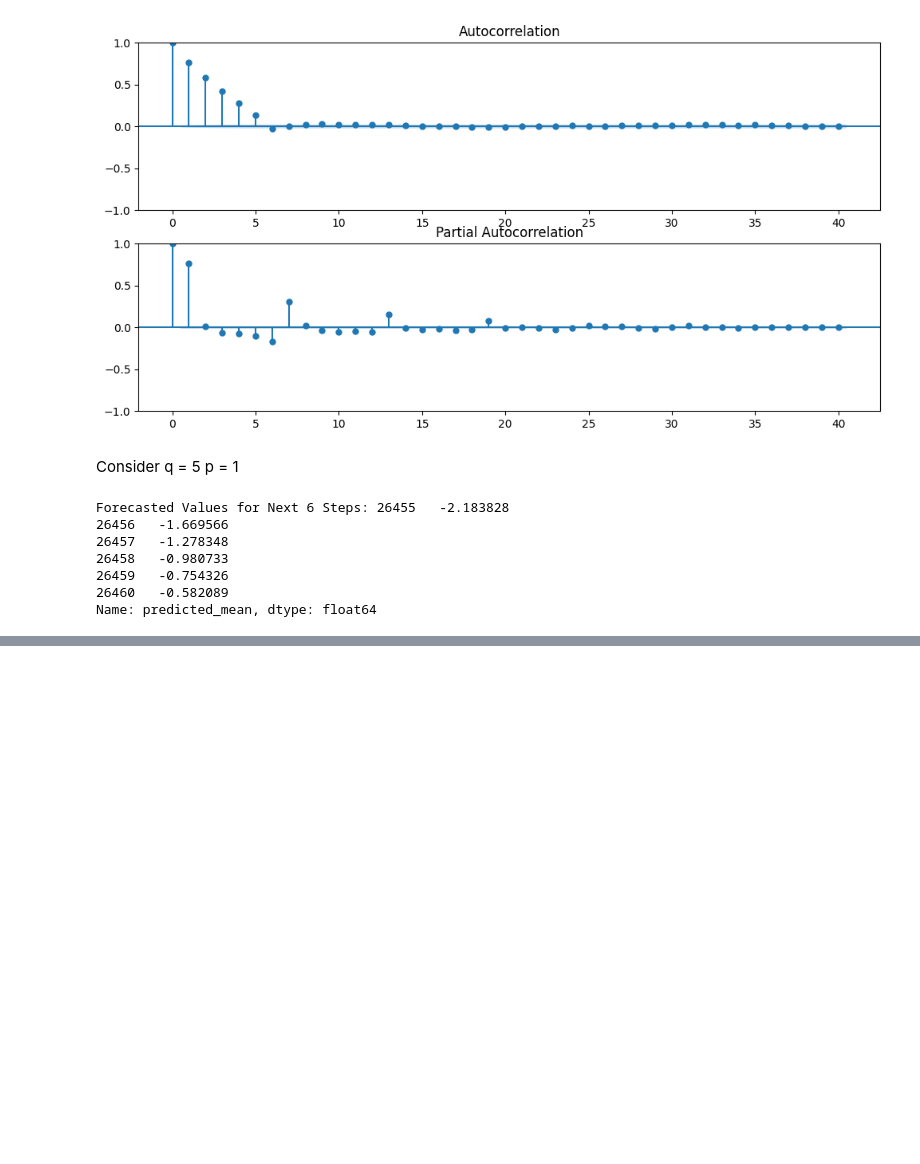
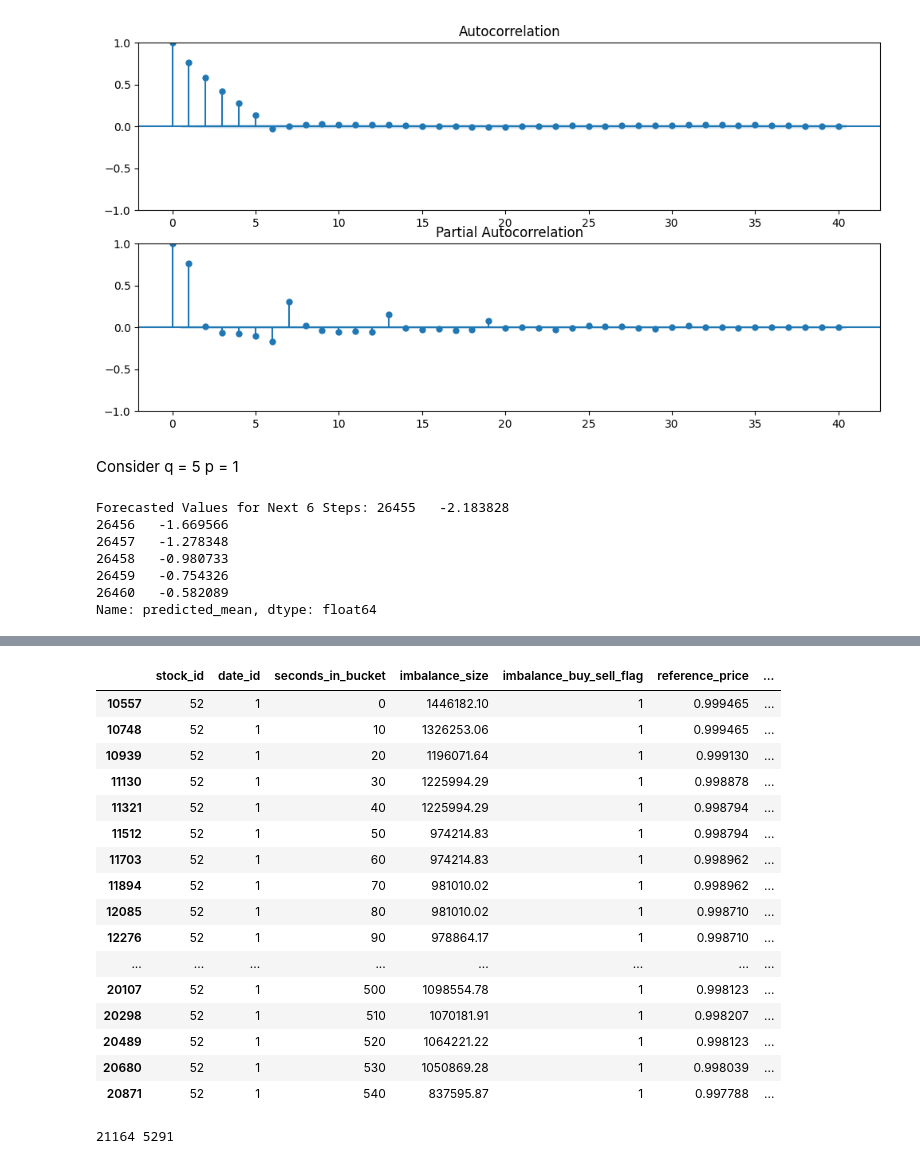
Before and after one commit to UNT-CSCE-Projects/US_stock_market_prediction, a Jupyter notebook: Optiver_stock_closing_price.ipynb, the cells around one changed output, grey strips where cells are left out. Drawn from its saved outputs; the diff is of its cells as text; code cells hidden in the pictures; blank space fills up the shorter version.

```diff
--- a/Optiver_stock_closing_price.ipynb
+++ b/Optiver_stock_closing_price.ipynb
@@ -360,0 +415,22 @@ Name: predicted_mean, dtype: float64
+# %%
+stock_52.sort_values(by=['date_id', 'seconds_in_bucket'], inplace=True)
+# %%
+stock_52[stock_52['date_id'] == 1]
+# %% [output]
+|  | stock_id | date_id | seconds_in_bucket | imbalance_size | imbalance_buy_sell_flag | reference_price | ... |
+| 10557 | 52 | 1 | 0 | 1446182.10 | 1 | 0.999465 | ... |
+| 10748 | 52 | 1 | 10 | 1326253.06 | 1 | 0.999465 | ... |
+| 10939 | 52 | 1 | 20 | 1196071.64 | 1 | 0.999130 | ... |
+| 11130 | 52 | 1 | 30 | 1225994.29 | 1 | 0.998878 | ... |
+| 11321 | 52 | 1 | 40 | 1225994.29 | 1 | 0.998794 | ... |
+| 11512 | 52 | 1 | 50 | 974214.83 | 1 | 0.998794 | ... |
+| 11703 | 52 | 1 | 60 | 974214.83 | 1 | 0.998962 | ... |
+| 11894 | 52 | 1 | 70 | 981010.02 | 1 | 0.998962 | ... |
+| 12085 | 52 | 1 | 80 | 981010.02 | 1 | 0.998710 | ... |
+| 12276 | 52 | 1 | 90 | 978864.17 | 1 | 0.998710 | ... |
+| ... | ... | ... | ... | ... | ... | ... | ... |
+| 20107 | 52 | 1 | 500 | 1098554.78 | 1 | 0.998123 | ... |
+| 20298 | 52 | 1 | 510 | 1070181.91 | 1 | 0.998207 | ... |
+| 20489 | 52 | 1 | 520 | 1064221.22 | 1 | 0.998123 | ... |
+| 20680 | 52 | 1 | 530 | 1050869.28 | 1 | 0.998039 | ... |
+| 20871 | 52 | 1 | 540 | 837595.87 | 1 | 0.997788 | ... |
@@ -360,0 +441,11 @@ Name: predicted_mean, dtype: float64
+# %%
+split_percentage = 0.8  # 80% for training, 20% for testing
+split_index = int(len(stock_52) * split_percentage)
+
+# Split the data into training and testing sets
+train_data = stock_52.iloc[:split_index]
+test_data = stock_52.iloc[split_index:]
+
+print(len(train_data), len(test_data))
+# %% [output]
+21164 5291
```
Also changed, not shown: parts of 14 cells of this notebook.
